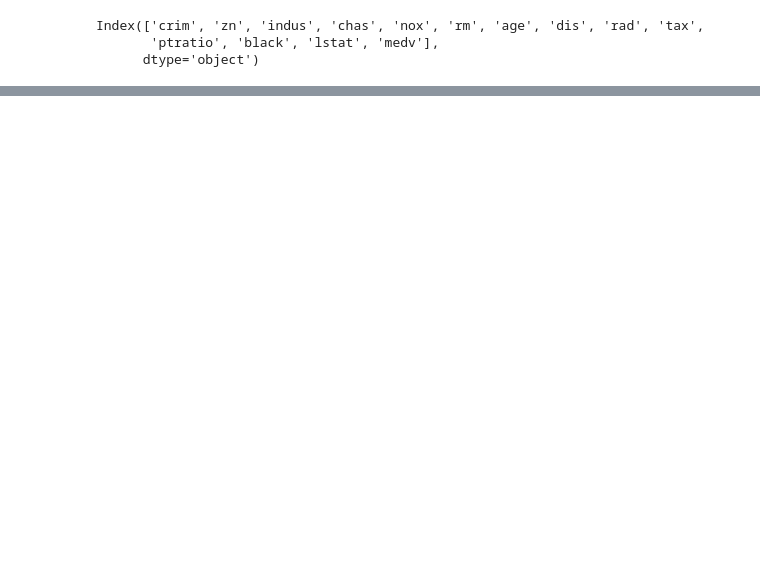
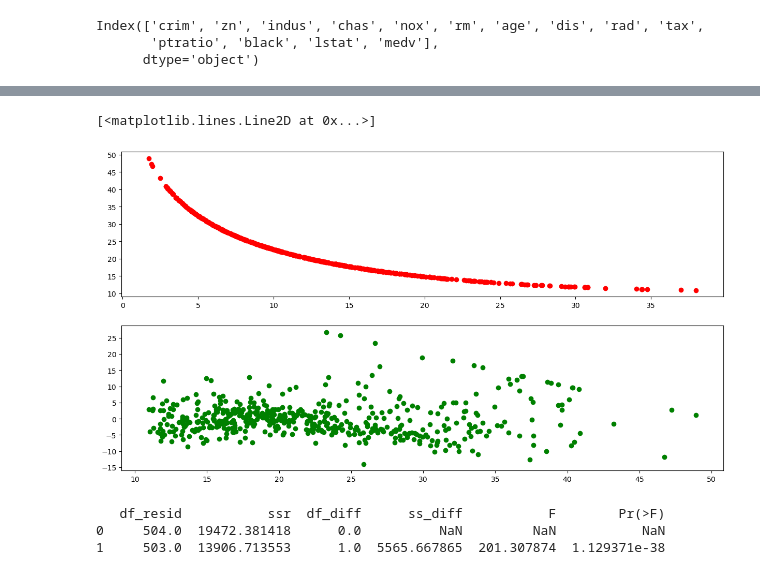
Before and after one commit to amasai-santos/ML-studies, a Jupyter notebook: Untitled.ipynb, the cells around one changed output, grey strips where cells are left out. Cells and saved outputs as stored; diff of their text form; code cells hidden in the pictures; blank space fills up the shorter version.

```diff
--- a/Untitled.ipynb
+++ b/Untitled.ipynb
@@ -43,0 +160,4 @@ lstat      -1.026148  -0.873951
+# %%
+lm3 = smf.ols("medv~lstat+ I(np.log(lstat))", data=df).fit()
+print(lm3.summary())
+print("==============================================================================")
@@ -43,0 +182,16 @@ lstat      -1.026148  -0.873951
+# %%
+plt.figure(figsize=(15,8))
+plt.subplot(2,1,1)
+plt.plot(df.lstat, lm3.predict(), 'ro')
+plt.subplot(2,1,2)
+plt.plot(lm3.predict(), lm3.resid, 'go')
+# %% [output]
+[<matplotlib.lines.Line2D at 0x...>]
+[figure, added]
+# %%
+table = sm.stats.anova_lm(lm, lm3)
+print(table)
+# %% [output]
+   df_resid           ssr  df_diff      ss_diff           F        Pr(>F)
+0     504.0  19472.381418      0.0          NaN         NaN           NaN
+1     503.0  13906.713553      1.0  5565.667865  201.307874  1.129371e-38
```
Also changed, not shown: parts of 17 cells of this notebook, 1 other file.
